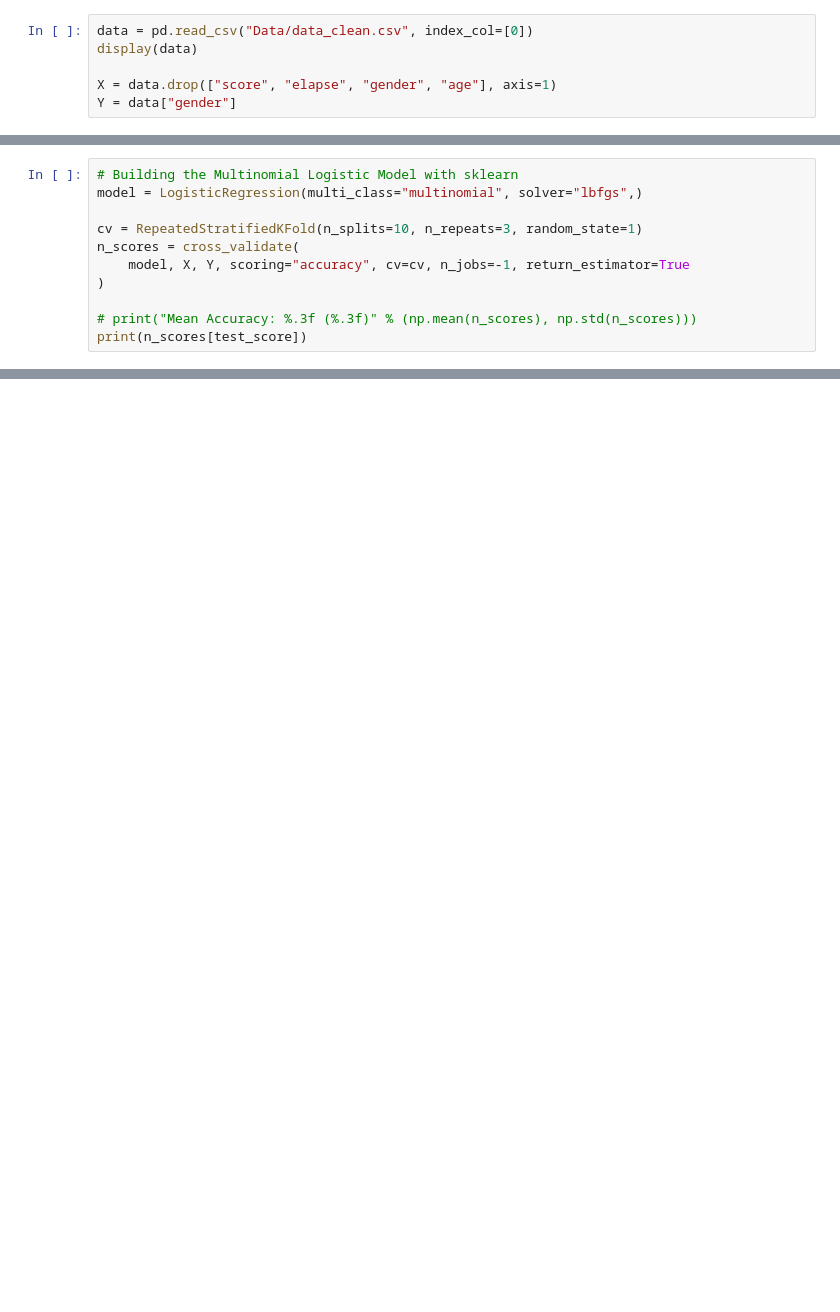
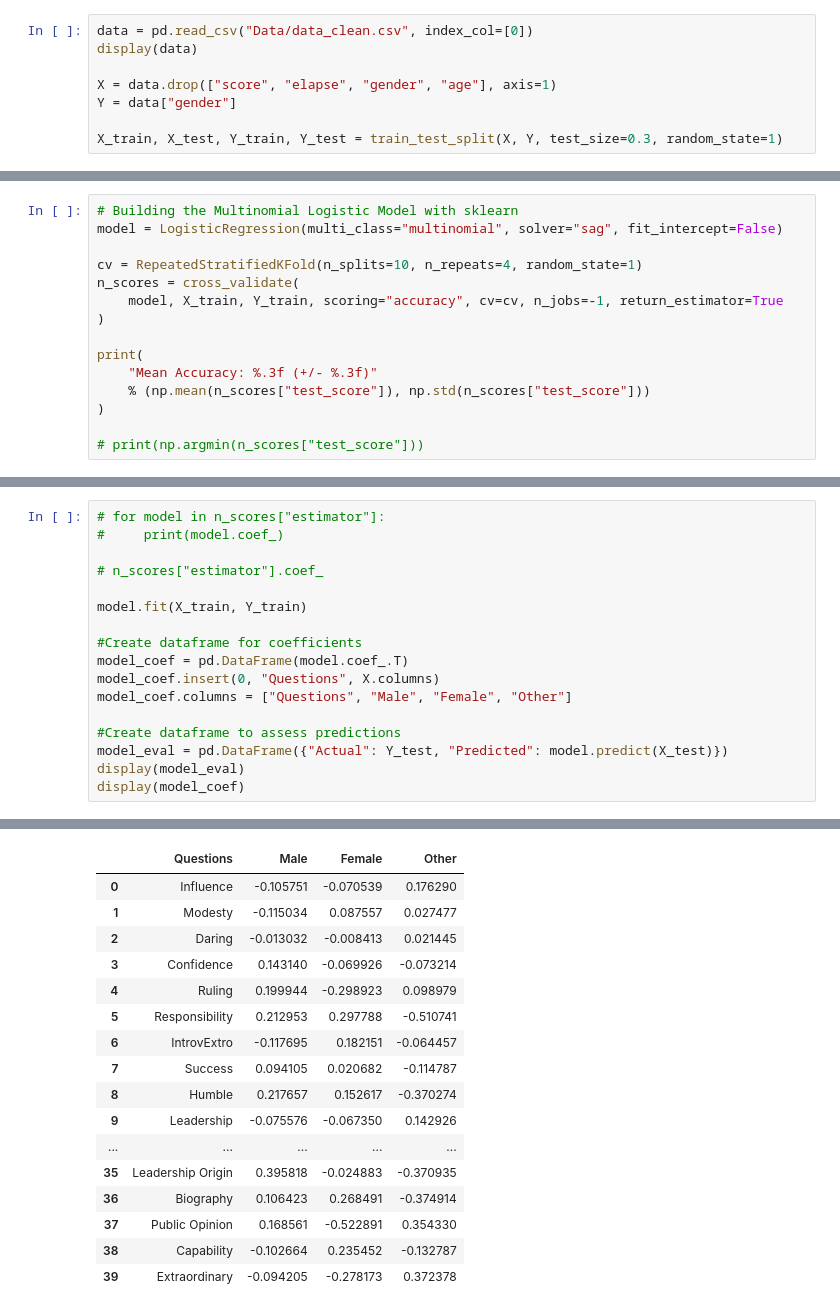
Before and after one commit to gspiga/STA160, a Jupyter notebook: Multinomial Logistic Regression for Gender.ipynb, the cells around one changed output, grey strips where cells are left out. Saved outputs shown, nothing was run; the diff lists cells and outputs as text; blank space fills up the shorter version.

Commit message:
Built model and added coefficient comparisons

```diff
--- a/Multinomial Logistic Regression for Gender.ipynb
+++ b/Multinomial Logistic Regression for Gender.ipynb
@@ -21,6 +23,8 @@ display(data)
 
 X = data.drop(["score", "elapse", "gender", "age"], axis=1)
 Y = data["gender"]
+
+X_train, X_test, Y_train, Y_test = train_test_split(X, Y, test_size=0.3, random_state=1)
 # %% [output]
 |  | score | Influence | Modesty | Daring | Confidence | Ruling | Responsibility | IntrovExtro | Success | ... |
 | 0 | 18 | 2 | 2 | 2 | 2 | 1 | 2 | 1 | 2 | ... |
@@ -38,13 +42,17 @@ Y = data["gender"]
 [interactive output not drawn]
 # %%
 # Building the Multinomial Logistic Model with sklearn
-model = LogisticRegression(multi_class="multinomial", solver="lbfgs",)
+model = LogisticRegression(multi_class="multinomial", solver="sag", fit_intercept=False)
 
-cv = RepeatedStratifiedKFold(n_splits=10, n_repeats=3, random_state=1)
+cv = RepeatedStratifiedKFold(n_splits=10, n_repeats=4, random_state=1)
 n_scores = cross_validate(
-    model, X, Y, scoring="accuracy", cv=cv, n_jobs=-1, return_estimator=True
+    model, X_train, Y_train, scoring="accuracy", cv=cv, n_jobs=-1, return_estimator=True
 )
 
-# print("Mean Accuracy: %.3f (%.3f)" % (np.mean(n_scores), np.std(n_scores)))
-print(n_scores[test_score])
+print(
+    "Mean Accuracy: %.3f (+/- %.3f)"
+    % (np.mean(n_scores["test_score"]), np.std(n_scores["test_score"]))
+)
+
+# print(np.argmin(n_scores["test_score"]))
 # %% [output]
@@ -52 +60,19 @@ NameError: name 'test_score' is not defined
 [interactive output not drawn]
+# %%
+# for model in n_scores["estimator"]:
+#     print(model.coef_)
+
+# n_scores["estimator"].coef_
+
+model.fit(X_train, Y_train)
+
+#Create dataframe for coefficients
+model_coef = pd.DataFrame(model.coef_.T)
+model_coef.insert(0, "Questions", X.columns)
+model_coef.columns = ["Questions", "Male", "Female", "Other"]
+
+#Create dataframe to assess predictions
+model_eval = pd.DataFrame({"Actual": Y_test, "Predicted": model.predict(X_test)})
+display(model_eval)
+display(model_coef)
+# %% [output]
@@ -52,0 +92,17 @@ NameError: name 'test_score' is not defined
+|  | Questions | Male | Female | Other |
+| 0 | Influence | -0.105751 | -0.070539 | 0.176290 |
+| 1 | Modesty | -0.115034 | 0.087557 | 0.027477 |
+| 2 | Daring | -0.013032 | -0.008413 | 0.021445 |
+| 3 | Confidence | 0.143140 | -0.069926 | -0.073214 |
+| 4 | Ruling | 0.199944 | -0.298923 | 0.098979 |
+| 5 | Responsibility | 0.212953 | 0.297788 | -0.510741 |
+| 6 | IntrovExtro | -0.117695 | 0.182151 | -0.064457 |
+| 7 | Success | 0.094105 | 0.020682 | -0.114787 |
+| 8 | Humble | 0.217657 | 0.152617 | -0.370274 |
+| 9 | Leadership | -0.075576 | -0.067350 | 0.142926 |
+| ... | ... | ... | ... | ... |
+| 35 | Leadership Origin | 0.395818 | -0.024883 | -0.370935 |
+| 36 | Biography | 0.106423 | 0.268491 | -0.374914 |
+| 37 | Public Opinion | 0.168561 | -0.522891 | 0.354330 |
+| 38 | Capability | -0.102664 | 0.235452 | -0.132787 |
+| 39 | Extraordinary | -0.094205 | -0.278173 | 0.372378 |
```
Also changed, not shown: parts of 4 cells of this notebook.
